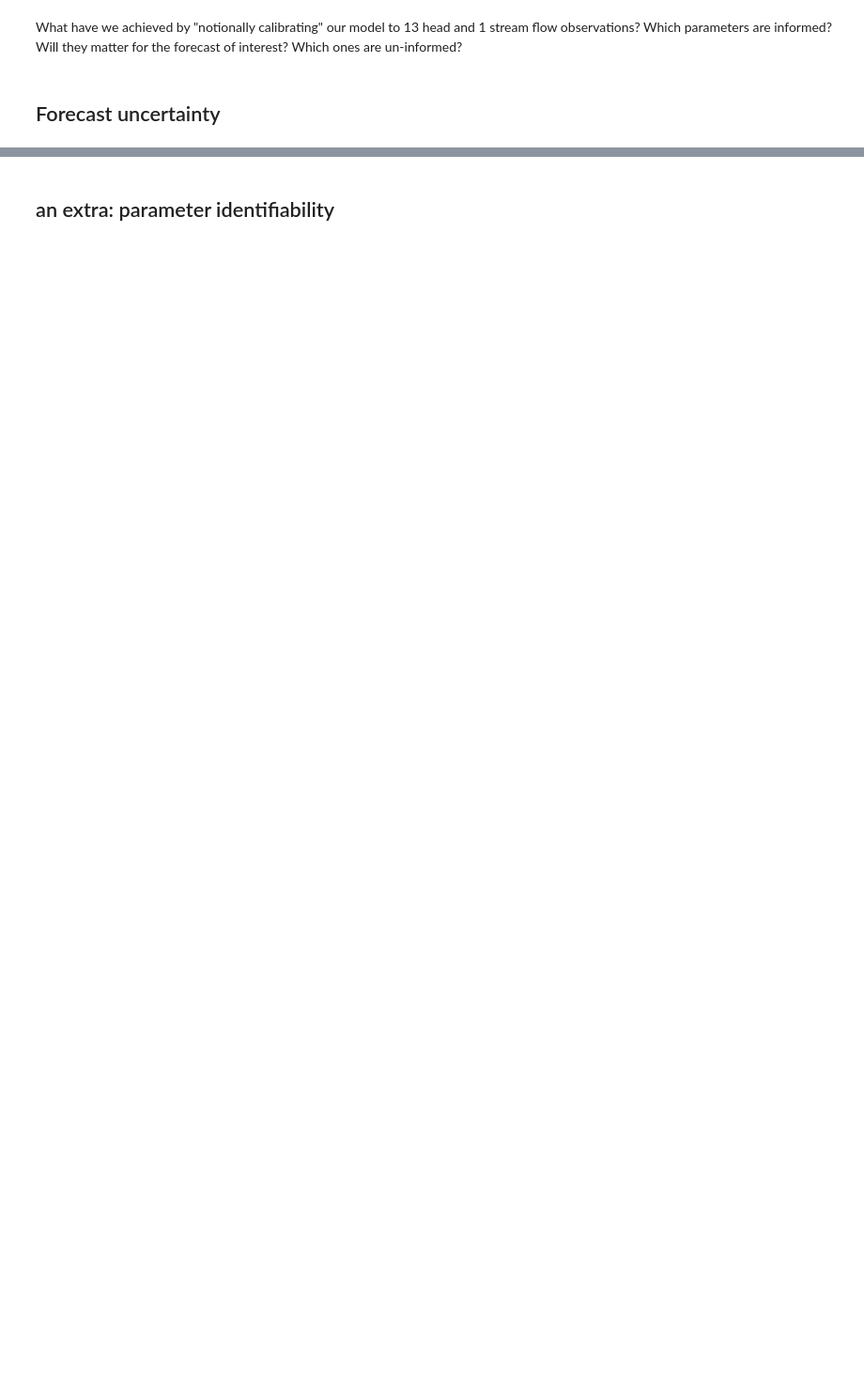
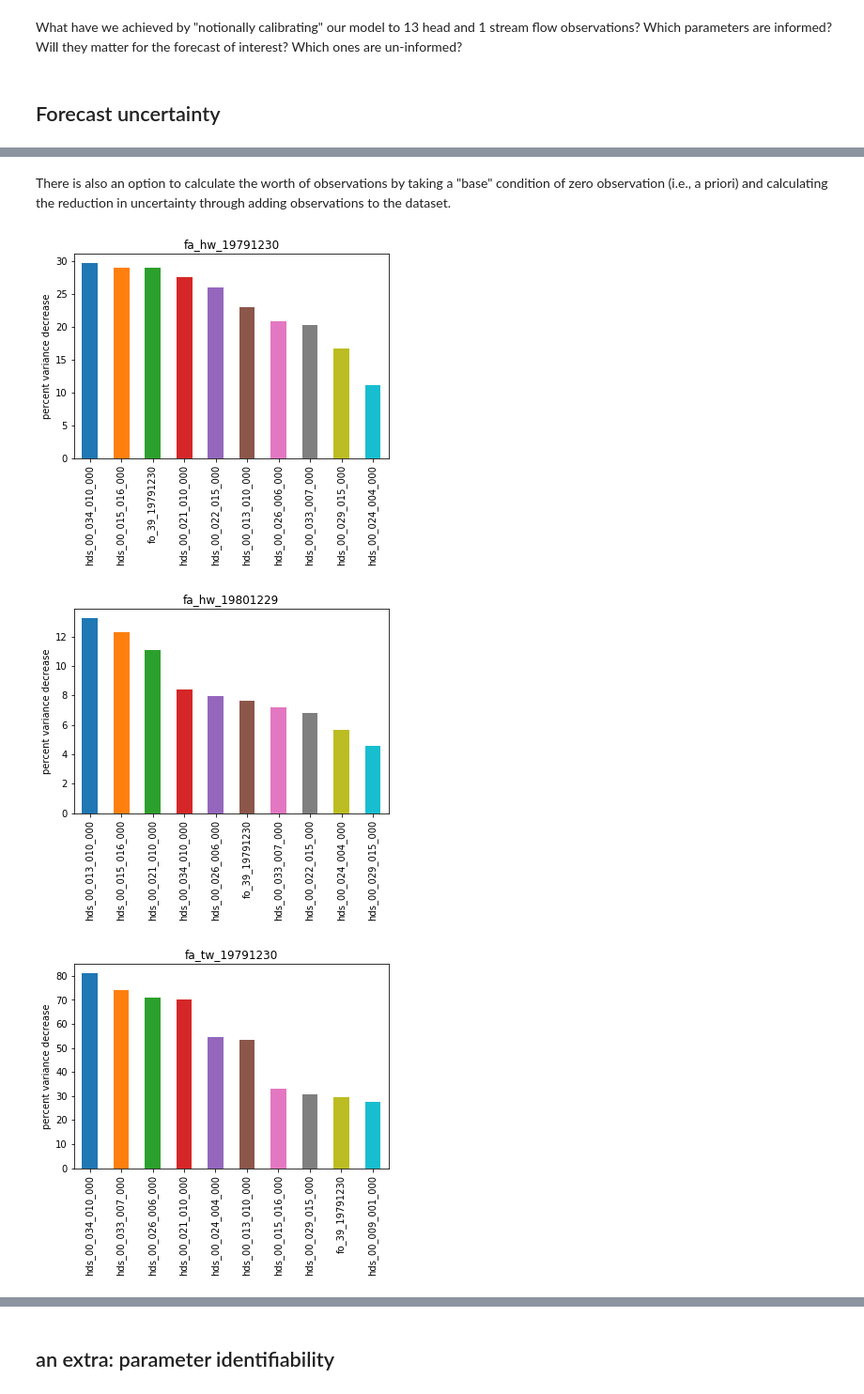
Before and after one commit to mnfienen/GW1876, a Jupyter notebook: activities_csiro/notebooks/dataworth.ipynb, the cells around one changed output, grey strips where cells are left out. Shown at 94% size. Saved outputs shown, nothing was run; the diff lists cells and outputs as text; code cells hidden in the pictures; blank space fills up the shorter version.

```diff
--- a/activities_csiro/notebooks/dataworth.ipynb
+++ b/activities_csiro/notebooks/dataworth.ipynb
@@ -60,0 +196,17 @@ df.plot(kind="bar")
+# %% [markdown]
+There is also an option to calculate the worth of observations by taking a "base" condition of zero observation (i.e., a priori) and calculating the reduction in uncertainty through adding observations to the dataset.
+# %%
+dw_ad = sc.get_added_obs_importance()
+base = dw_ad.loc["base",:]
+dw_ad = 100 * (base - dw_ad) / base
+for forecast in dw_ad.columns:
+    fore_df_ad = dw_ad.loc[:,forecast].copy()
+    fore_df_ad.sort_values(inplace=True, ascending=False)
+    ax = fore_df_ad.iloc[:10].plot(kind="bar")
+    ax.set_title(forecast)
+    ax.set_ylabel("percent variance decrease")
+    plt.show()
+# %% [output]
+[figure, added]
+[figure, added]
+[figure, added]
```
Also changed, not shown: parts of 37 cells of this notebook.
